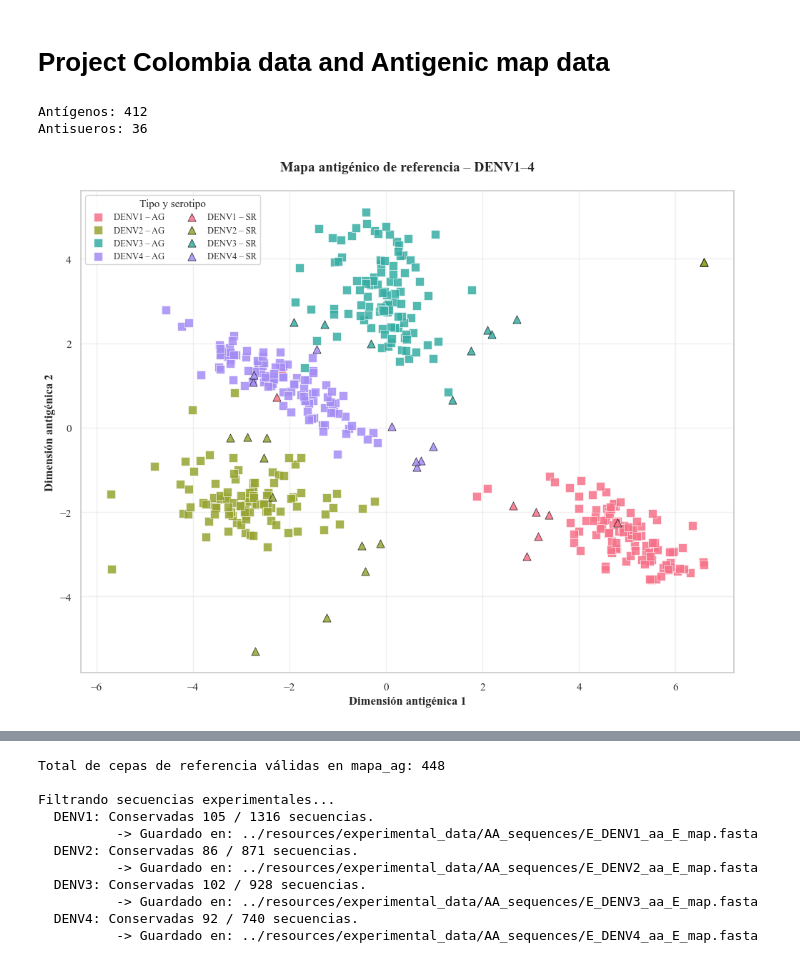
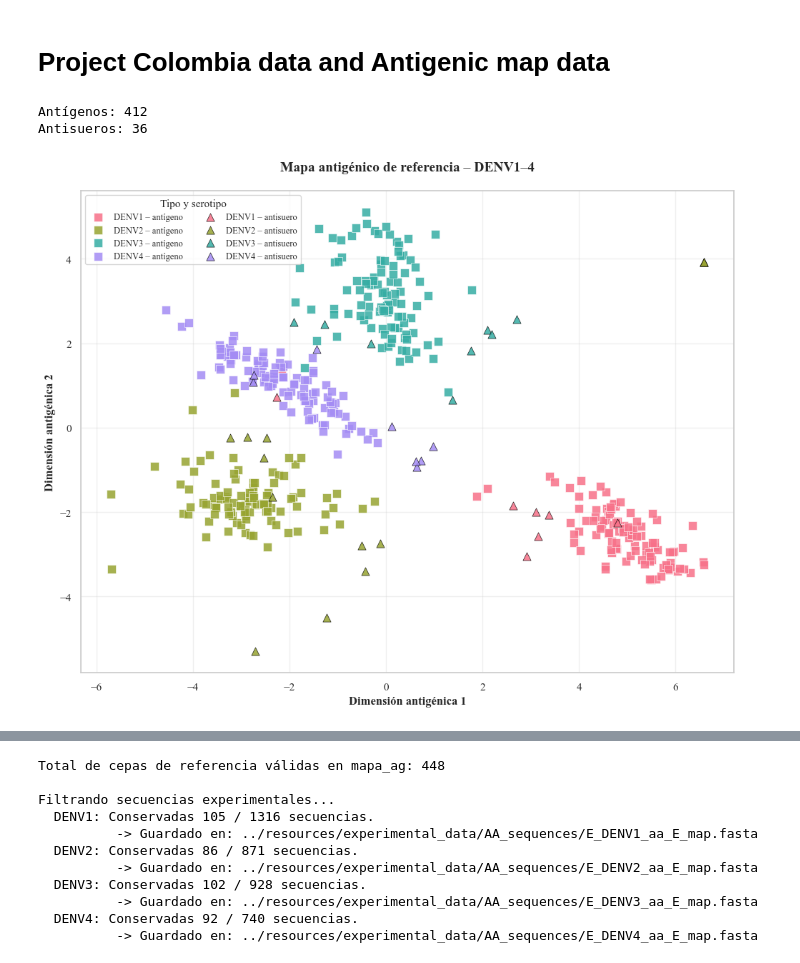
Before and after one commit to dirreno/denv-cross-inmunity, a Jupyter notebook: notebooks/distances.ipynb, the cells around one changed output, grey strips where cells are left out. Drawn from its saved outputs; the diff is of its cells as text; code cells hidden in the pictures.

```diff
--- a/notebooks/distances.ipynb
+++ b/notebooks/distances.ipynb
@@ -1578,7 +1788,7 @@ for sero in unique_sero:
         alpha=0.85,
         edgecolors="white",
         linewidth=0.5,
-        label=f"{sero} – AG"
+        label=f"{sero} – antígeno"
     )
 
 
@@ -1594,7 +1804,7 @@ for sero in unique_sero:
         alpha=0.85,
         edgecolors="black",
         linewidth=0.5,
-        label=f"{sero} – SR"
+        label=f"{sero} – antisuero"
     )
 
 
@@ -1609,32 +1819,32 @@ ax.set_ylabel(
     fontsize=12,
     fontweight="bold"
 )
 
 ax.set_title(
     "Mapa antigénico de referencia – DENV1–4",
     fontsize=14,
     fontweight="bold",
     pad=20
 )
 
 ax.grid(
     True,
     alpha=0.3
 )
 
 # Leyenda
 ax.legend(
     title="Tipo y serotipo",
     title_fontsize=11,
     fontsize=9,
     frameon=True,
     ncol=2
 )
 
 plt.tight_layout()
 plt.show()
 # %% [output]
 Antígenos: 412
 Antisueros: 36
-[figure, old version]
+[figure, new version]
 # %%
```
Also changed, not shown: parts of 15 cells of this notebook, 25 other files.
